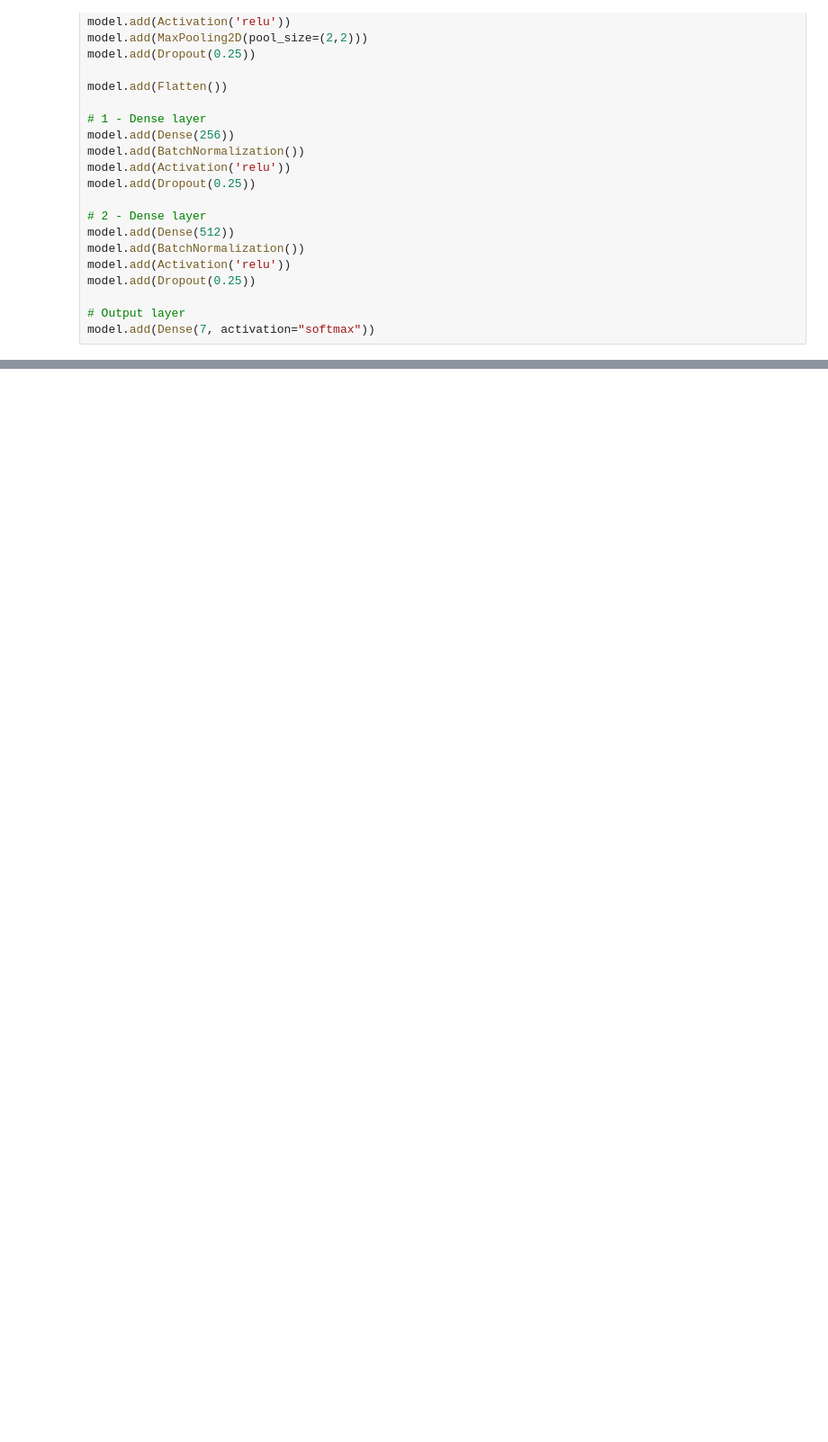
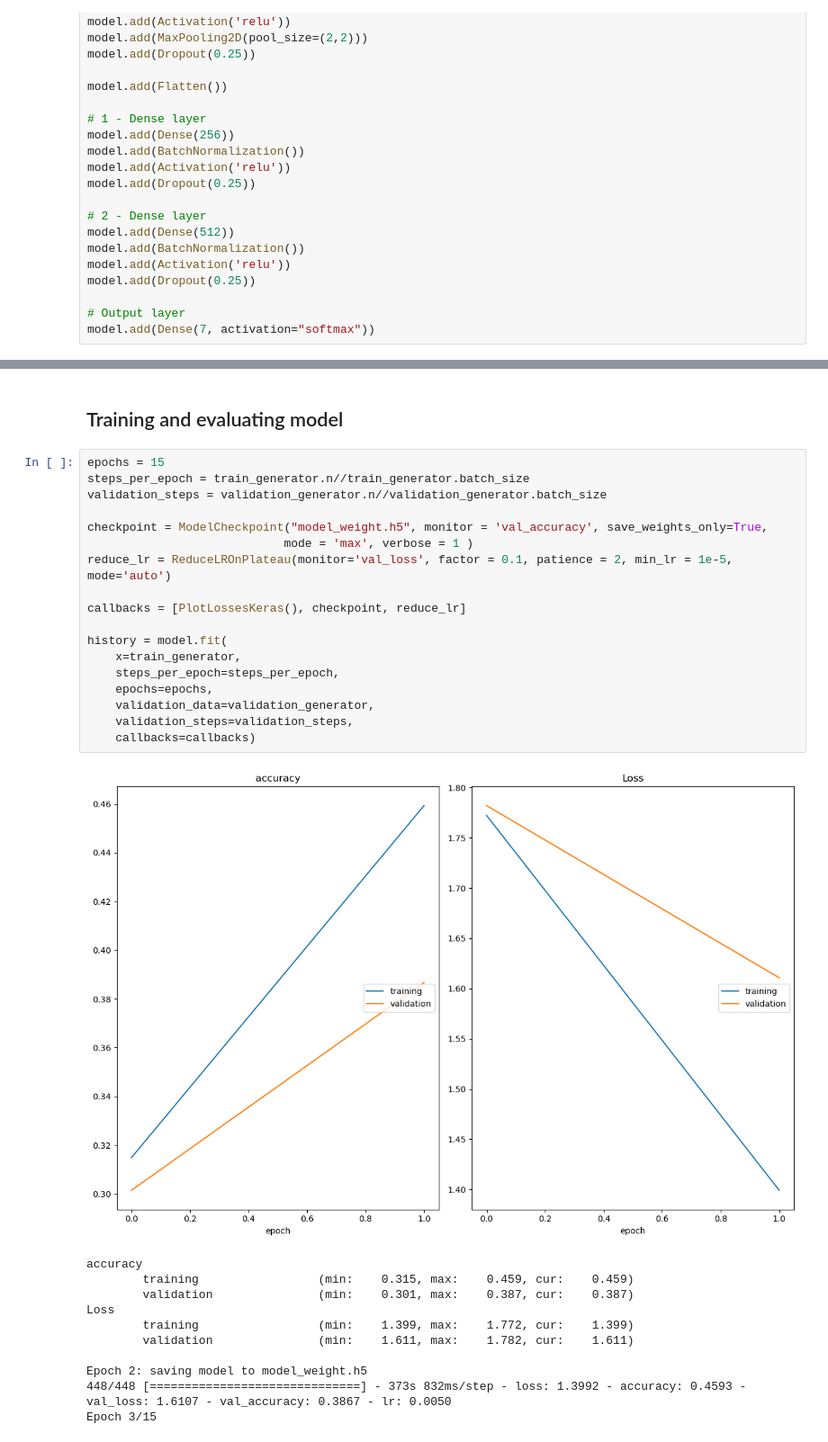
Before and after one commit to ProjectManiacc/Facial_Expression_Recognition, a Jupyter notebook: Facial_Expression_Recognition.ipynb, the cells around one changed output, grey strips where cells are left out. Shown at 90% size. Drawn from its saved outputs; the diff is of its cells as text; blank space fills up the shorter version.

```diff
--- a/Facial_Expression_Recognition.ipynb
+++ b/Facial_Expression_Recognition.ipynb
@@ -132,3 +137,35 @@ Total params: 4,478,727
 Trainable params: 4,474,759
 Non-trainable params: 3,968
 _________________________________________________________________
+# %% [markdown]
+## Training and evaluating model
+# %%
+epochs = 15
+steps_per_epoch = train_generator.n//train_generator.batch_size
+validation_steps = validation_generator.n//validation_generator.batch_size
+
+checkpoint = ModelCheckpoint("model_weight.h5", monitor = 'val_accuracy', save_weights_only=True,
+                            mode = 'max', verbose = 1 )
+reduce_lr = ReduceLROnPlateau(monitor='val_loss', factor = 0.1, patience = 2, min_lr = 1e-5, mode='auto')
+
+callbacks = [PlotLossesKeras(), checkpoint, reduce_lr]
+
+history = model.fit(
+    x=train_generator,
+    steps_per_epoch=steps_per_epoch,
+    epochs=epochs,
+    validation_data=validation_generator,
+    validation_steps=validation_steps,
+    callbacks=callbacks)
+# %% [output]
+[figure, added]
+accuracy
+        training                 (min:    0.315, max:    0.459, cur:    0.459)
+        validation               (min:    0.301, max:    0.387, cur:    0.387)
+Loss
+        training                 (min:    1.399, max:    1.772, cur:    1.399)
+        validation               (min:    1.611, max:    1.782, cur:    1.611)
+
+Epoch 2: saving model to model_weight.h5
+448/448 [==============================] - 373s 832ms/step - loss: 1.3992 - accuracy: 0.4593 - val_loss: 1.6107 - val_accuracy: 0.3867 - lr: 0.0050
+Epoch 3/15
```
Also changed, not shown: parts of 4 cells of this notebook, 3 other files.
